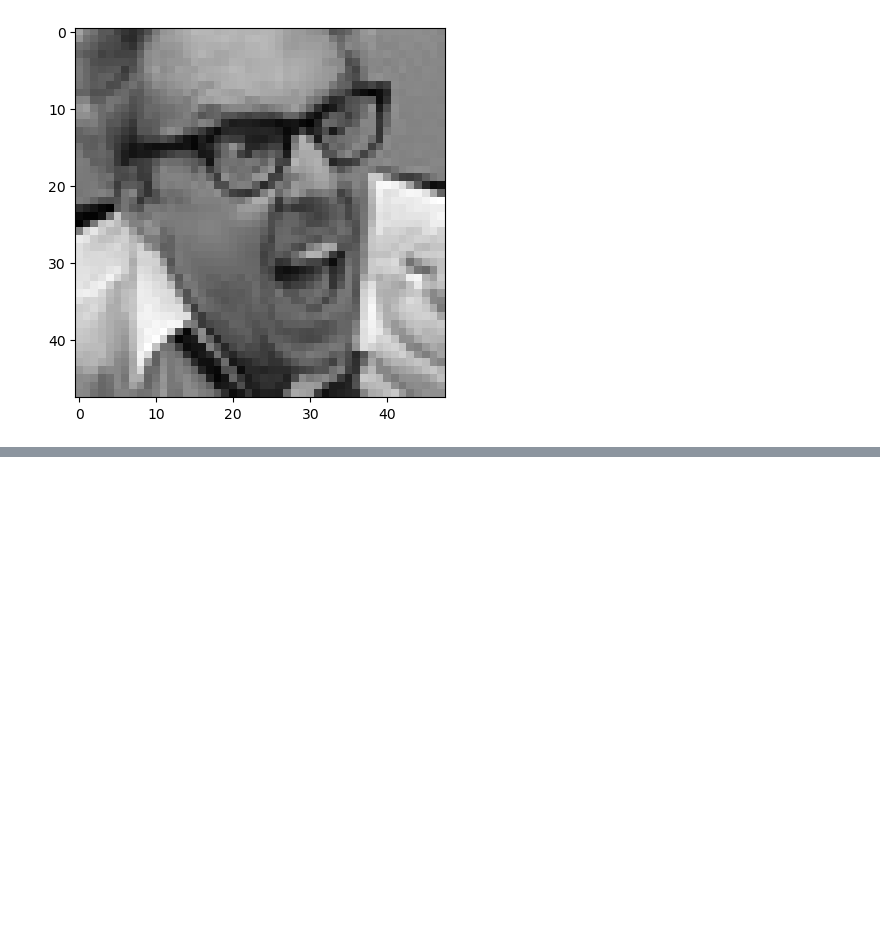
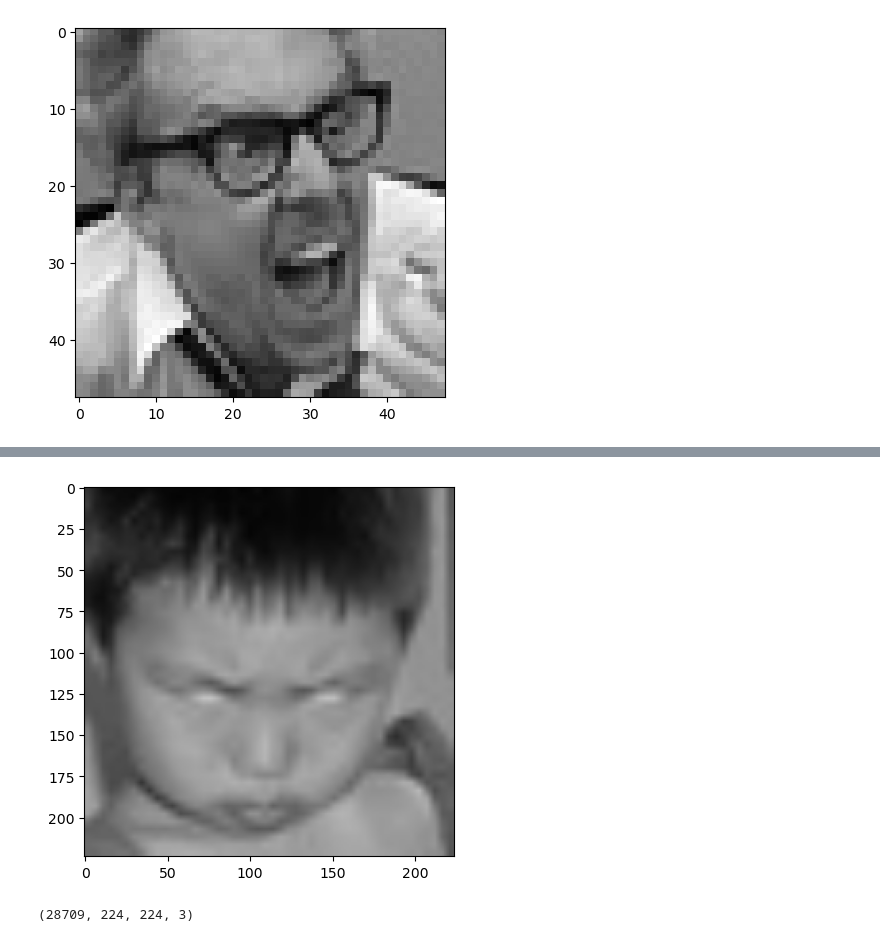
Before and after one commit to Brotin003/Emotion_Detector, a Jupyter notebook: model.ipynb, the cells around one changed output, grey strips where cells are left out. Cells and saved outputs as stored; diff of their text form; code cells hidden in the pictures; blank space fills up the shorter version.

Commit message:
added a DL model based on transfer learning

```diff
--- a/model.ipynb
+++ b/model.ipynb
@@ -17,0 +33,8 @@ plt.imshow(img_array)
+# %%
+#change the size of the image -> because I am doing transfer learning
+img_size =224
+new_array =cv2.resize(img_array,(img_size,img_size))
+plt.imshow(cv2.cvtColor(new_array,cv2.COLOR_BGR2RGB))
+plt.show()
+# %% [output]
+[figure, added]
@@ -17,0 +67,4 @@ plt.imshow(img_array)
+# %%
+X.shape
+# %% [output]
+(28709, 224, 224, 3)
```
Also changed, not shown: parts of 29 cells of this notebook, 1 other file.
